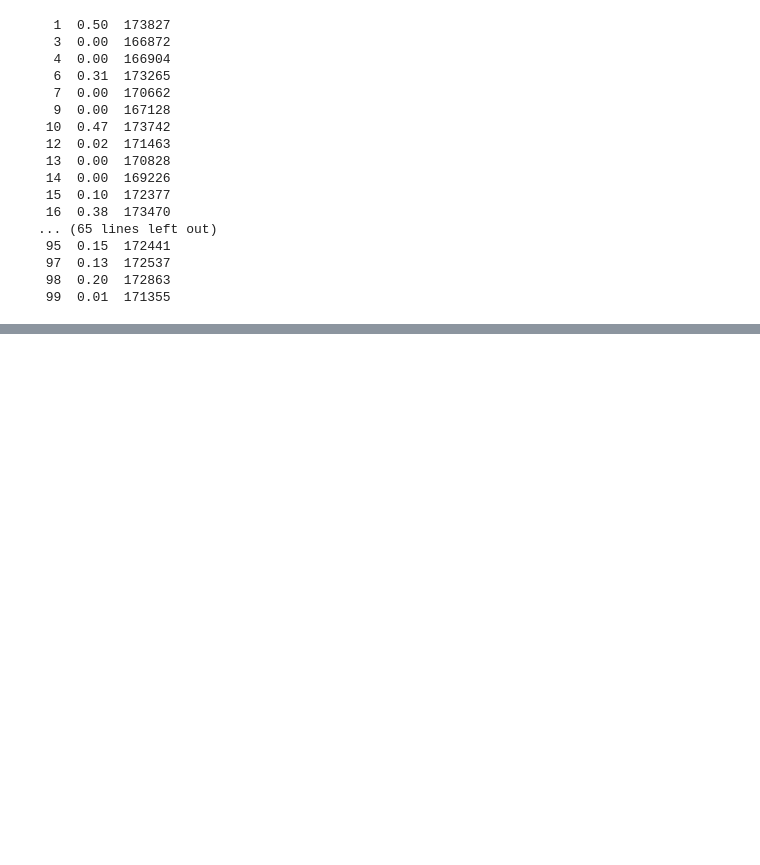
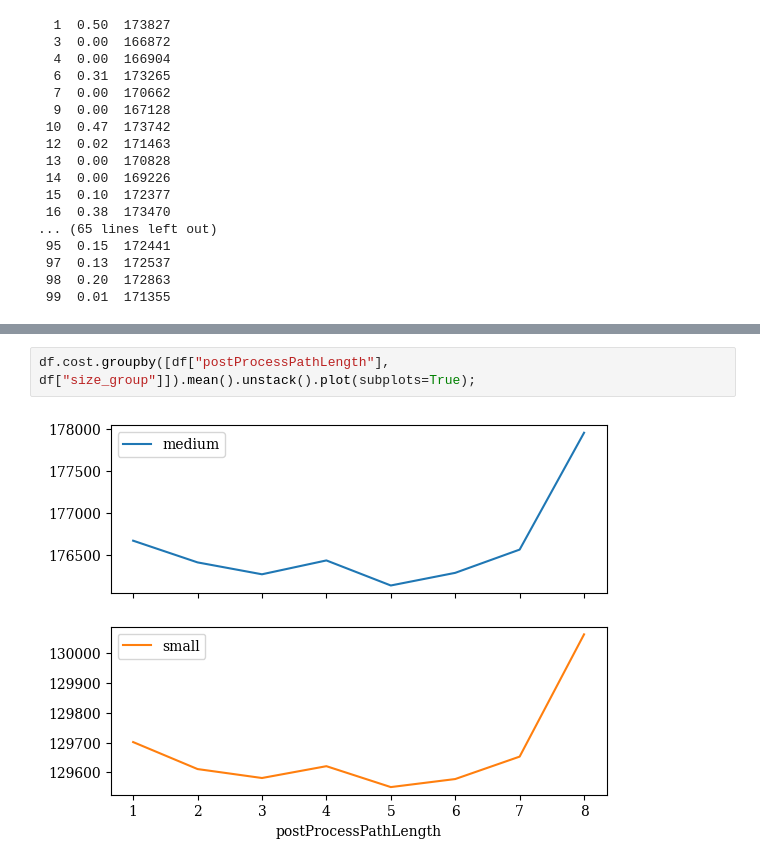
Before and after one commit to N-Wouda/Euro-NeurIPS-2022, a Jupyter notebook: notebooks/dynamic-tuning.ipynb, the cells around one changed output, grey strips where cells are left out. Drawn from its saved outputs; the diff is of its cells as text; blank space fills up the shorter version.

```diff
--- a/notebooks/dynamic-tuning.ipynb
+++ b/notebooks/dynamic-tuning.ipynb
@@ -363,0 +392,4 @@ for exp in range(1, 101):
+# %%
+df.cost.groupby([df["postProcessPathLength"], df["size_group"]]).mean().unstack().plot(subplots=True);
+# %% [output]
+[figure, added]
```
Also changed, not shown: parts of 52 cells of this notebook, 3 other files.
